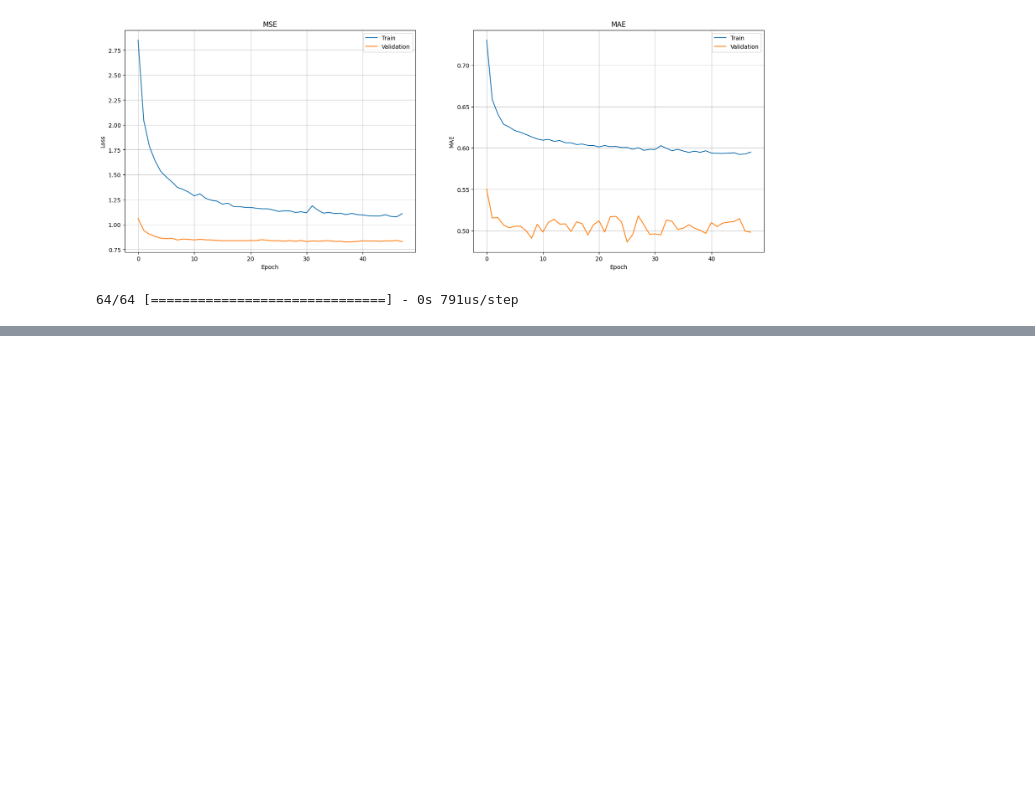
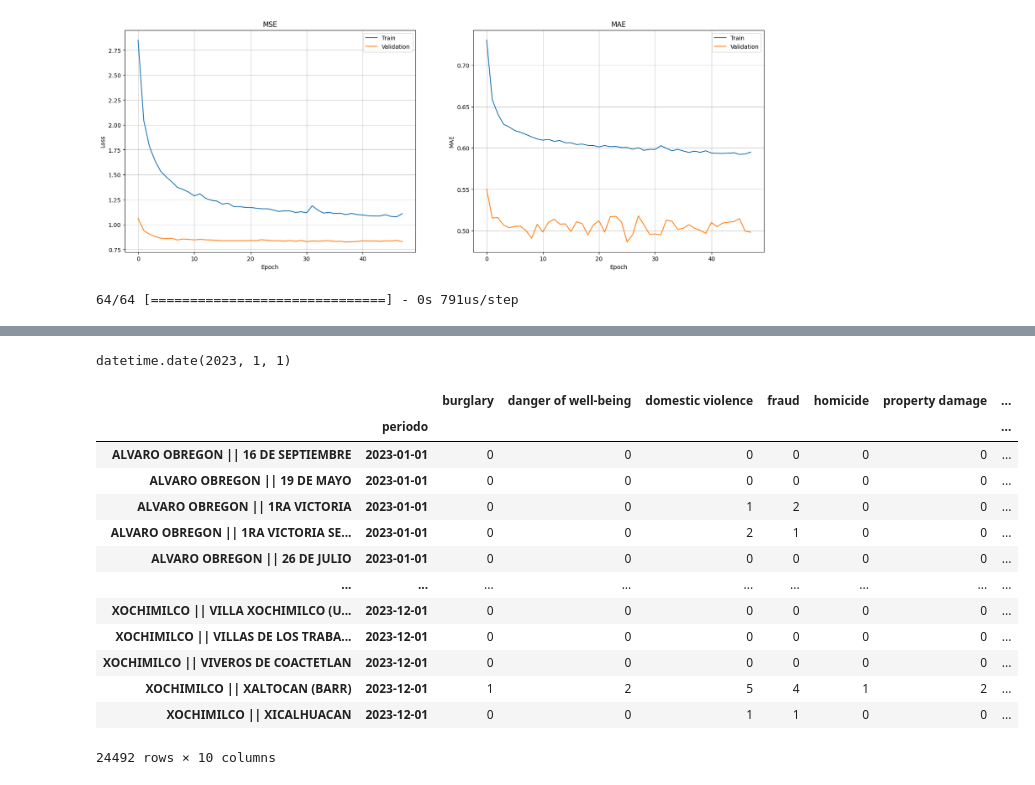
Before and after one commit to AngelEscobedo1712/Safety-Map, a Jupyter notebook: model_notebooks/RNN_model_2nd_try.ipynb, the cells around one changed output, grey strips where cells are left out. Cells and saved outputs as stored; diff of their text form; code cells hidden in the pictures; blank space fills up the shorter version.

```diff
--- a/model_notebooks/RNN_model_2nd_try.ipynb
+++ b/model_notebooks/RNN_model_2nd_try.ipynb
@@ -28,3 +32,7 @@ df
+# %%
+nom_delitos = df.columns[2:]
+# %%
+nom_colonias = df.alcaldia_colonia.unique()
 # %%
 pre_data = df.set_index(["año_mes_hecho","alcaldia_colonia"]).unstack("alcaldia_colonia")
 # %% [markdown]
@@ -269,0 +306,8 @@ array([[6.81355670e-02, 7.03409761e-02, 2.23254487e-01, 1.40307188e-01,
+# %%
+start_date = '2023-01-01'
+num_periods = 12
+
+date_range = pd.date_range(start=start_date, periods=num_periods, freq='MS')
+date_series = pd.Series(range(num_periods), index=date_range)
+
+print(date_series)
@@ -269,0 +328,28 @@ array([[6.81355670e-02, 7.03409761e-02, 2.23254487e-01, 1.40307188e-01,
+# %%
+date_series.index[0].date()
+# %% [output]
+datetime.date(2023, 1, 1)
+# %%
+p2 = []
+
+for period in range(predictions.shape[1]):
+    p2.append(pd.DataFrame(predictions[:, period, :], columns =nom_delitos, index = nom_colonias).assign(periodo= date_series.index[period].date()))
+
+new_prediction = pd.concat(p2)
+# %%
+new_prediction.set_index("periodo",append=True).round(0).astype(int)
+# %% [output]
+|  |  | burglary | danger of well-being | domestic violence | fraud | homicide | property damage | ... |
+|  | periodo |  |  |  |  |  |  | ... |
+| ALVARO OBREGON || 16 DE SEPTIEMBRE | 2023-01-01 | 0 | 0 | 0 | 0 | 0 | 0 | ... |
+| ALVARO OBREGON || 19 DE MAYO | 2023-01-01 | 0 | 0 | 0 | 0 | 0 | 0 | ... |
+| ALVARO OBREGON || 1RA VICTORIA | 2023-01-01 | 0 | 0 | 1 | 2 | 0 | 0 | ... |
+| ALVARO OBREGON || 1RA VICTORIA SE... | 2023-01-01 | 0 | 0 | 2 | 1 | 0 | 0 | ... |
+| ALVARO OBREGON || 26 DE JULIO | 2023-01-01 | 0 | 0 | 0 | 0 | 0 | 0 | ... |
+| ... | ... | ... | ... | ... | ... | ... | ... | ... |
+| XOCHIMILCO || VILLA XOCHIMILCO (U... | 2023-12-01 | 0 | 0 | 0 | 0 | 0 | 0 | ... |
+| XOCHIMILCO || VILLAS DE LOS TRABA... | 2023-12-01 | 0 | 0 | 0 | 0 | 0 | 0 | ... |
+| XOCHIMILCO || VIVEROS DE COACTETLAN | 2023-12-01 | 0 | 0 | 0 | 0 | 0 | 0 | ... |
+| XOCHIMILCO || XALTOCAN (BARR) | 2023-12-01 | 1 | 2 | 5 | 4 | 1 | 2 | ... |
+| XOCHIMILCO || XICALHUACAN | 2023-12-01 | 0 | 0 | 1 | 1 | 0 | 0 | ... |
+24492 rows × 10 columns
```
Also changed, not shown: parts of 7 cells of this notebook.
